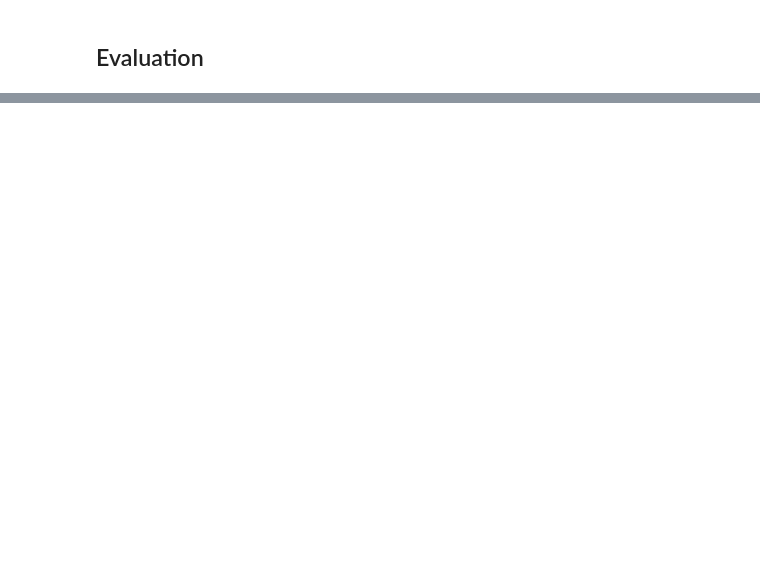
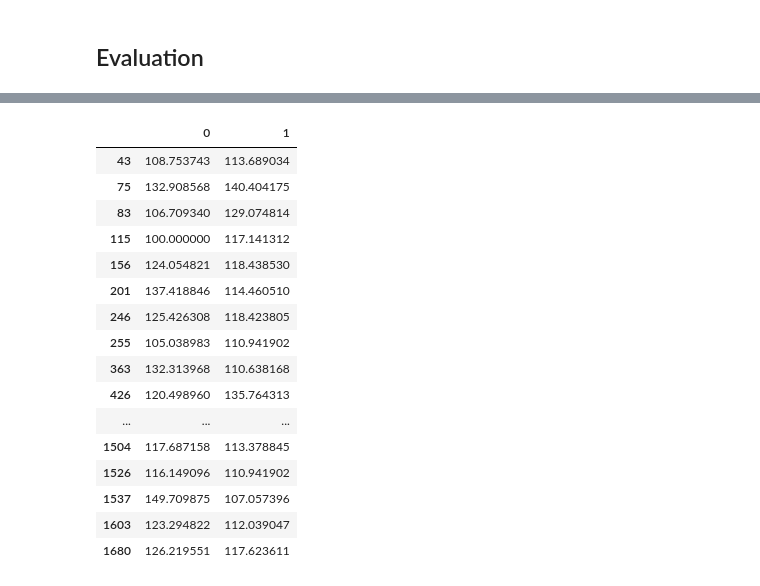
Before and after one commit to romainmartinez/mvc, a Jupyter notebook: mvc.ipynb, the cells around one changed output, grey strips where cells are left out. Drawn from its saved outputs; the diff is of its cells as text; code cells hidden in the pictures; blank space fills up the shorter version.

Commit message:
start one model per muscle

```diff
--- a/mvc.ipynb
+++ b/mvc.ipynb
@@ -446,0 +470,28 @@ Type:           type
+# %%
+m = 'middle deltoid'
+idx = np.argwhere(X['muscle'] == m).ravel()
+X_muscle = X.iloc[idx, :].drop('muscle', axis=1)
+y_muscle = y.iloc[idx]
+# %%
+from sklearn.model_selection import GroupShuffleSplit
+
+TEST_SIZE = 0.2
+
+train_inds, test_inds = next(
+    GroupShuffleSplit(test_size=TEST_SIZE, random_state=RANDOM_SEED).split(
+        X_muscle, groups=df_wide["participant"].iloc[idx]
+    )
+)
+X_train, X_test, y_train, y_test = (
+    X_muscle.iloc[train_inds],
+    X_muscle.iloc[test_inds],
+    y_muscle.iloc[train_inds],
+    y_muscle.iloc[test_inds],
+)
+# %%
+def normalize(X, y):
+    n = Normalize().fit(X)
+    return n.transform(X), n.transform(y)
+
+X_train, y_train = normalize(X_train, y_train)
+X_test, y_test = normalize(X_test, y_test)
@@ -446,0 +505,13 @@ Type:           type
+# %%
+base_params = {"n_jobs": 1, "silent": 1, "random_state": RANDOM_SEED}
+fit_params = {
+    "eval_set": [(X_train, y_train), (X_test, y_test)],
+    "early_stopping_rounds": 50,
+    "eval_metric": "rmse",
+    "verbose": 50,
+}
+
+model = XGBRegressor(**base_params)
+model.fit(X_train, y_train, **fit_params)
+
+evaluate(y_test, model.predict(X_test));
@@ -446,0 +529,22 @@ Type:           type
+# %%
+t = y_test.copy().to_frame()
+t[1] = model.predict(X_test)
+t
+# %% [output]
+|  | 0 | 1 |
+| 43 | 108.753743 | 113.689034 |
+| 75 | 132.908568 | 140.404175 |
+| 83 | 106.709340 | 129.074814 |
+| 115 | 100.000000 | 117.141312 |
+| 156 | 124.054821 | 118.438530 |
+| 201 | 137.418846 | 114.460510 |
+| 246 | 125.426308 | 118.423805 |
+| 255 | 105.038983 | 110.941902 |
+| 363 | 132.313968 | 110.638168 |
+| 426 | 120.498960 | 135.764313 |
+| ... | ... | ... |
+| 1504 | 117.687158 | 113.378845 |
+| 1526 | 116.149096 | 110.941902 |
+| 1537 | 149.709875 | 107.057396 |
+| 1603 | 123.294822 | 112.039047 |
+| 1680 | 126.219551 | 117.623611 |
```
Also changed, not shown: parts of 31 cells of this notebook, 10 other files.
